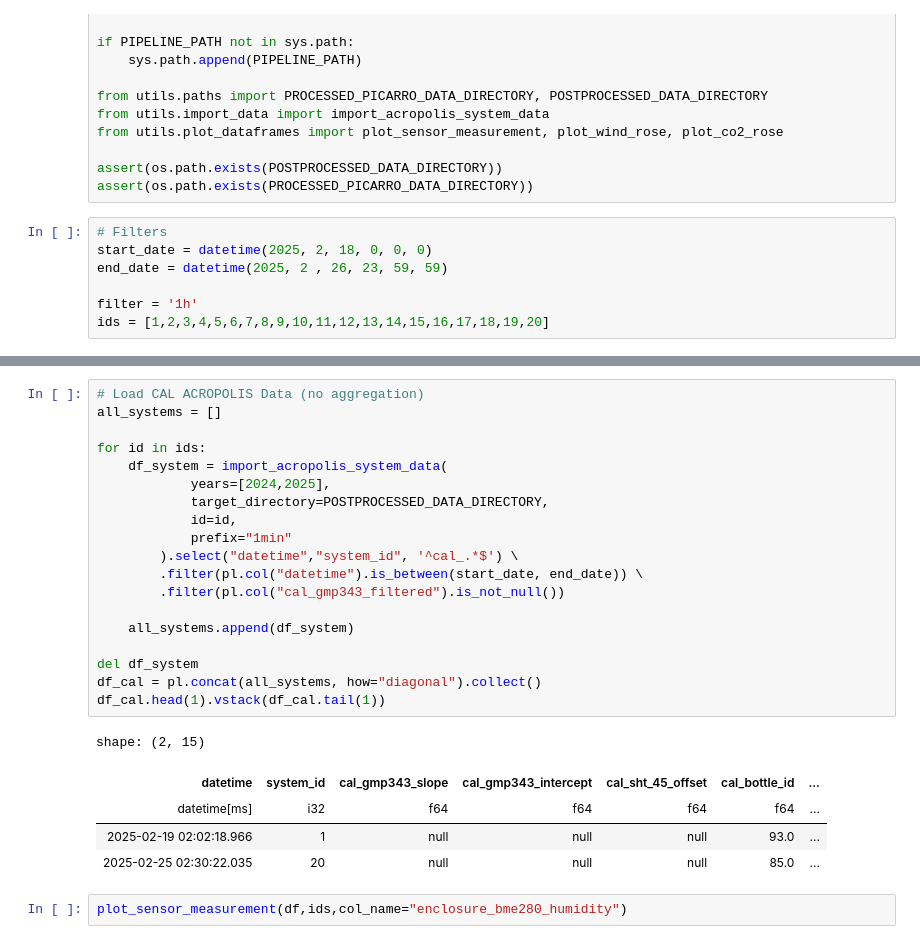
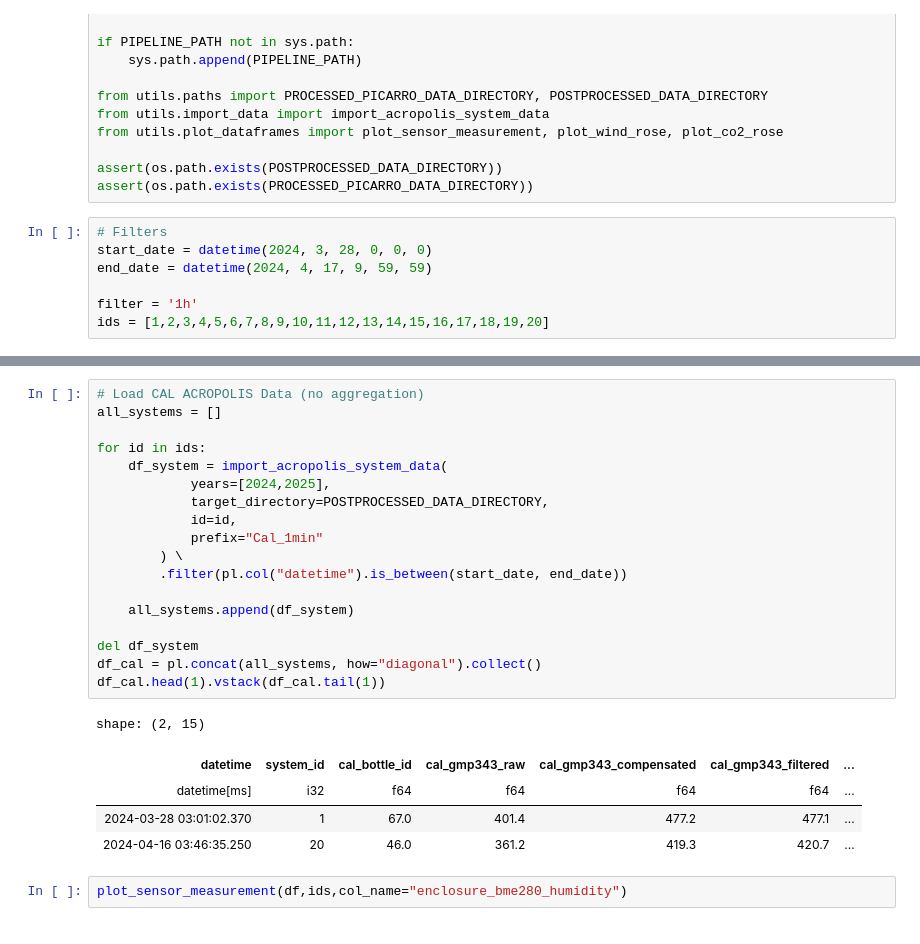
Before and after one commit to tum-esm/ACROPOLIS-data-processing, a Jupyter notebook: notebooks/plot_raw_data.ipynb, the cells around one changed output, grey strips where cells are left out. Cells and saved outputs as stored; diff of their text form.

```diff
--- a/notebooks/plot_raw_data.ipynb
+++ b/notebooks/plot_raw_data.ipynb
@@ -23,8 +23,8 @@ assert(os.path.exists(POSTPROCESSED_DATA_DIRECTORY))
 assert(os.path.exists(PROCESSED_PICARRO_DATA_DIRECTORY))
 # %%
 # Filters
-start_date = datetime(2025, 2, 18, 0, 0, 0)
-end_date = datetime(2025, 2 , 26, 23, 59, 59)
+start_date = datetime(2024, 3, 28, 0, 0, 0)
+end_date = datetime(2024, 4, 17, 9, 59, 59)
 
 filter = '1h'
 ids = [1,2,3,4,5,6,7,8,9,10,11,12,13,14,15,16,17,18,19,20]
@@ -75,28 +75,27 @@ shape: (2, 59)
 # %%
 # Load CAL ACROPOLIS Data (no aggregation)
 all_systems = []
 
 for id in ids:
     df_system = import_acropolis_system_data(
             years=[2024,2025],
             target_directory=POSTPROCESSED_DATA_DIRECTORY,
             id=id,
-            prefix="1min"
-        ).select("datetime","system_id", '^cal_.*$') \
-        .filter(pl.col("datetime").is_between(start_date, end_date)) \
-        .filter(pl.col("cal_gmp343_filtered").is_not_null())
+            prefix="Cal_1min"
+        ) \
+        .filter(pl.col("datetime").is_between(start_date, end_date))
 
     all_systems.append(df_system)
 
 del df_system
 df_cal = pl.concat(all_systems, how="diagonal").collect()
 df_cal.head(1).vstack(df_cal.tail(1))
 # %% [output]
 shape: (2, 15)
-| datetime | system_id | cal_gmp343_slope | cal_gmp343_intercept | cal_sht_45_offset | cal_bottle_id | ... |
+| datetime | system_id | cal_bottle_id | cal_gmp343_raw | cal_gmp343_compensated | cal_gmp343_filtered | ... |
 | datetime[ms] | i32 | f64 | f64 | f64 | f64 | ... |
-| 2025-02-19 02:02:18.966 | 1 | null | null | null | 93.0 | ... |
-| 2025-02-25 02:30:22.035 | 20 | null | null | null | 85.0 | ... |
+| 2024-03-28 03:01:02.370 | 1 | 67.0 | 401.4 | 477.2 | 477.1 | ... |
+| 2024-04-16 03:46:35.250 | 20 | 46.0 | 361.2 | 419.3 | 420.7 | ... |
 # %%
 plot_sensor_measurement(df,ids,col_name="enclosure_bme280_humidity")
 # %%
```
Also changed, not shown: parts of 3 cells of this notebook.
